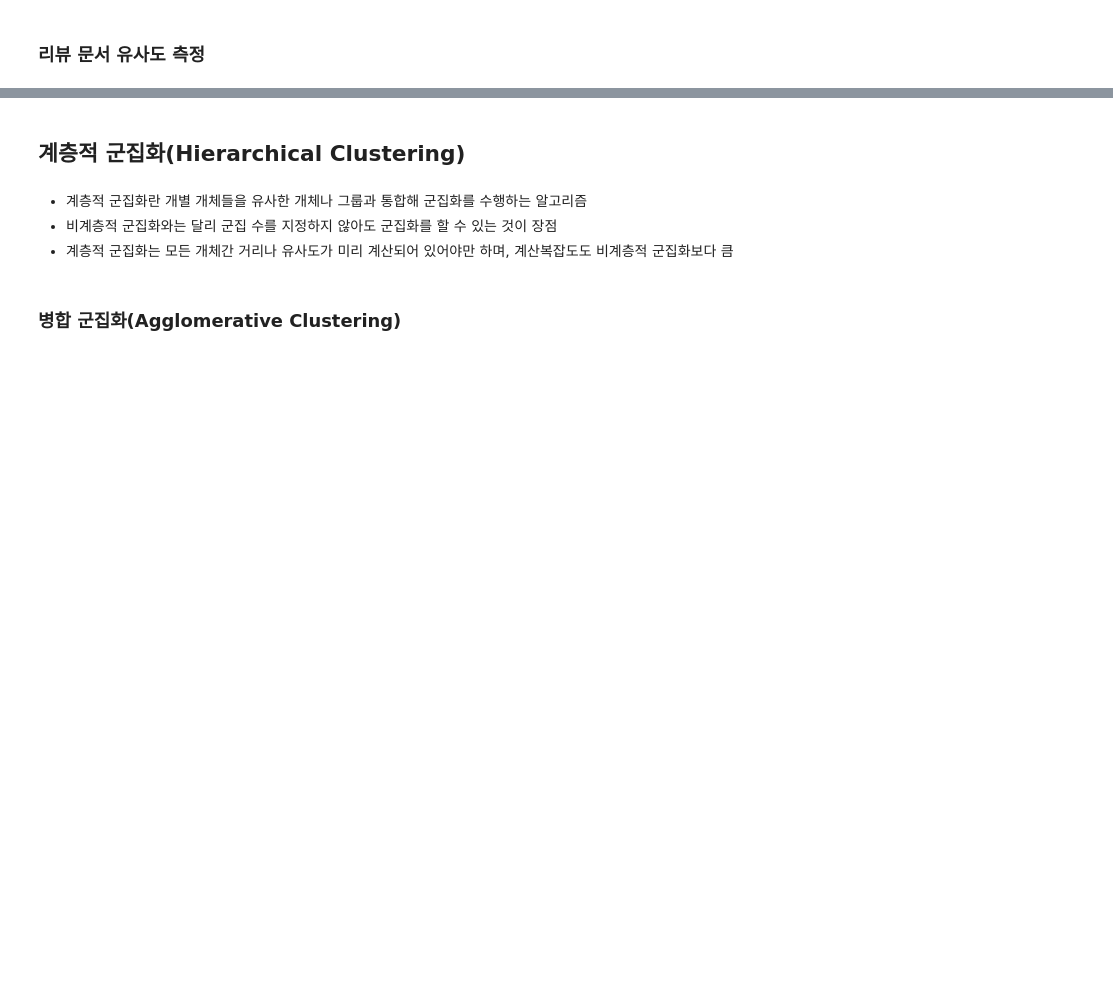
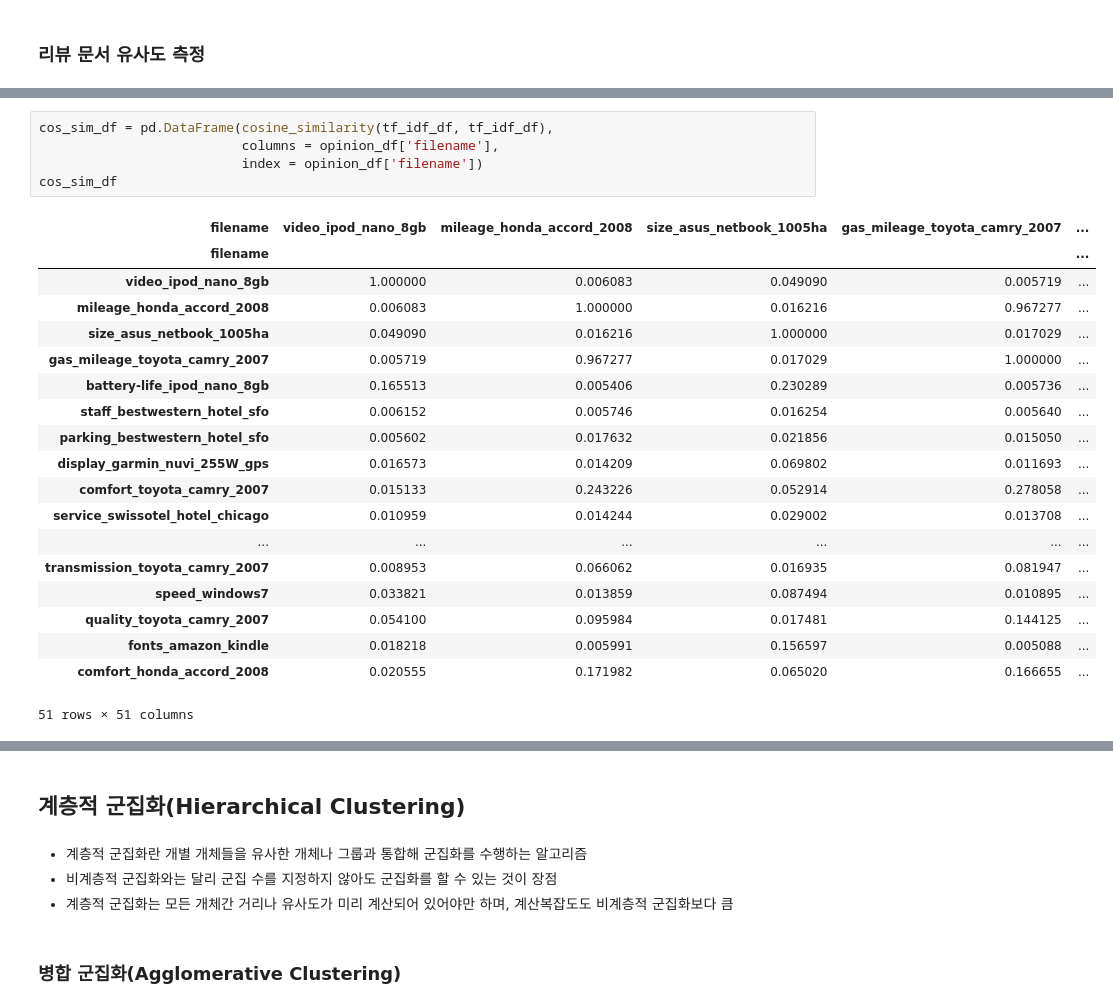
Before and after one commit to sgr1118/-_-, a Jupyter notebook: _4_군집_분석(Cluster_Analysis).ipynb, the cells around one changed output, grey strips where cells are left out. Saved outputs shown, nothing was run; the diff lists cells and outputs as text; blank space fills up the shorter version.

```diff
--- a/_4_군집_분석(Cluster_Analysis).ipynb
+++ b/_4_군집_분석(Cluster_Analysis).ipynb
@@ -296,0 +449,25 @@ pd.DataFrame(kmeans_centers) # 4400개 컬럼이 3개의 군집으로 묶여있
+# %%
+cos_sim_df = pd.DataFrame(cosine_similarity(tf_idf_df, tf_idf_df),
+                          columns = opinion_df['filename'],
+                          index = opinion_df['filename'])
+cos_sim_df
+# %% [output]
+| filename | video_ipod_nano_8gb | mileage_honda_accord_2008 | size_asus_netbook_1005ha | gas_mileage_toyota_camry_2007 | ... |
+| filename |  |  |  |  | ... |
+| video_ipod_nano_8gb | 1.000000 | 0.006083 | 0.049090 | 0.005719 | ... |
+| mileage_honda_accord_2008 | 0.006083 | 1.000000 | 0.016216 | 0.967277 | ... |
+| size_asus_netbook_1005ha | 0.049090 | 0.016216 | 1.000000 | 0.017029 | ... |
+| gas_mileage_toyota_camry_2007 | 0.005719 | 0.967277 | 0.017029 | 1.000000 | ... |
+| battery-life_ipod_nano_8gb | 0.165513 | 0.005406 | 0.230289 | 0.005736 | ... |
+| staff_bestwestern_hotel_sfo | 0.006152 | 0.005746 | 0.016254 | 0.005640 | ... |
+| parking_bestwestern_hotel_sfo | 0.005602 | 0.017632 | 0.021856 | 0.015050 | ... |
+| display_garmin_nuvi_255W_gps | 0.016573 | 0.014209 | 0.069802 | 0.011693 | ... |
+| comfort_toyota_camry_2007 | 0.015133 | 0.243226 | 0.052914 | 0.278058 | ... |
+| service_swissotel_hotel_chicago | 0.010959 | 0.014244 | 0.029002 | 0.013708 | ... |
+| ... | ... | ... | ... | ... | ... |
+| transmission_toyota_camry_2007 | 0.008953 | 0.066062 | 0.016935 | 0.081947 | ... |
+| speed_windows7 | 0.033821 | 0.013859 | 0.087494 | 0.010895 | ... |
+| quality_toyota_camry_2007 | 0.054100 | 0.095984 | 0.017481 | 0.144125 | ... |
+| fonts_amazon_kindle | 0.018218 | 0.005991 | 0.156597 | 0.005088 | ... |
+| comfort_honda_accord_2008 | 0.020555 | 0.171982 | 0.065020 | 0.166655 | ... |
+51 rows × 51 columns
```
Also changed, not shown: parts of 8 cells of this notebook.
